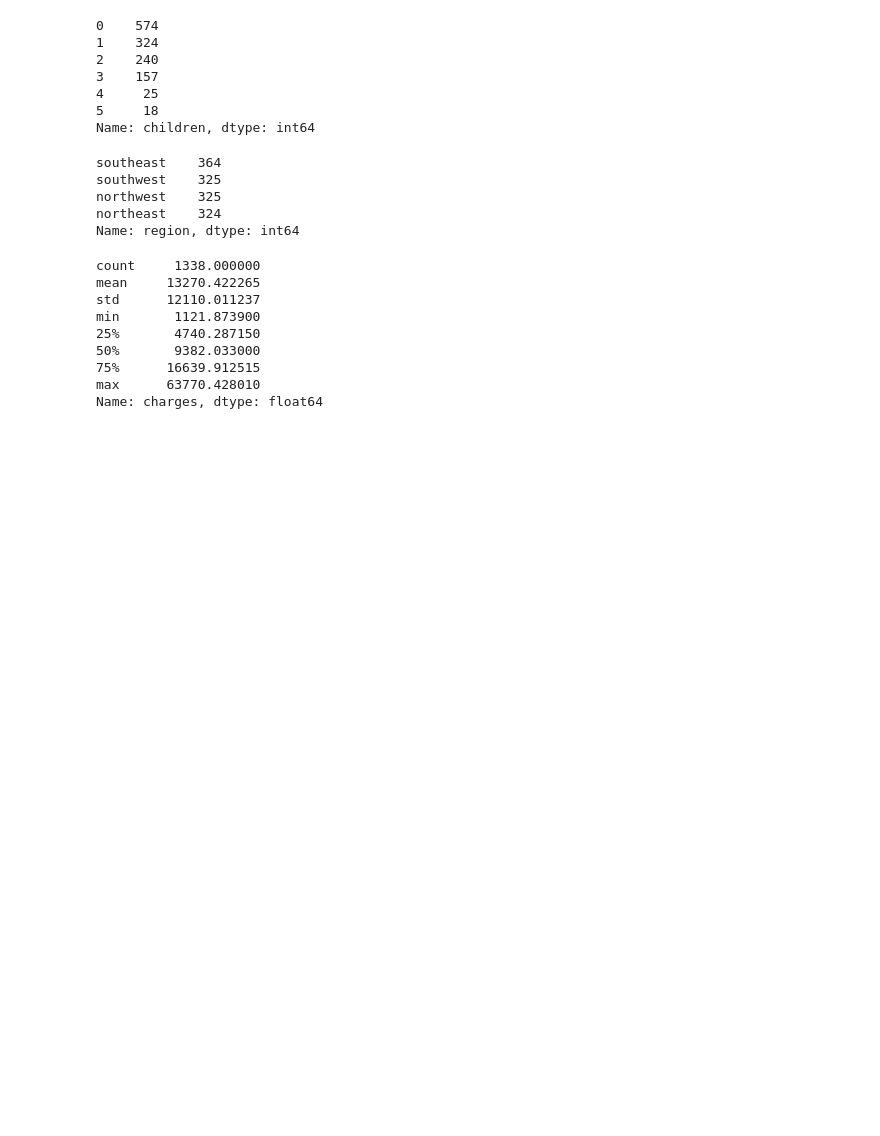
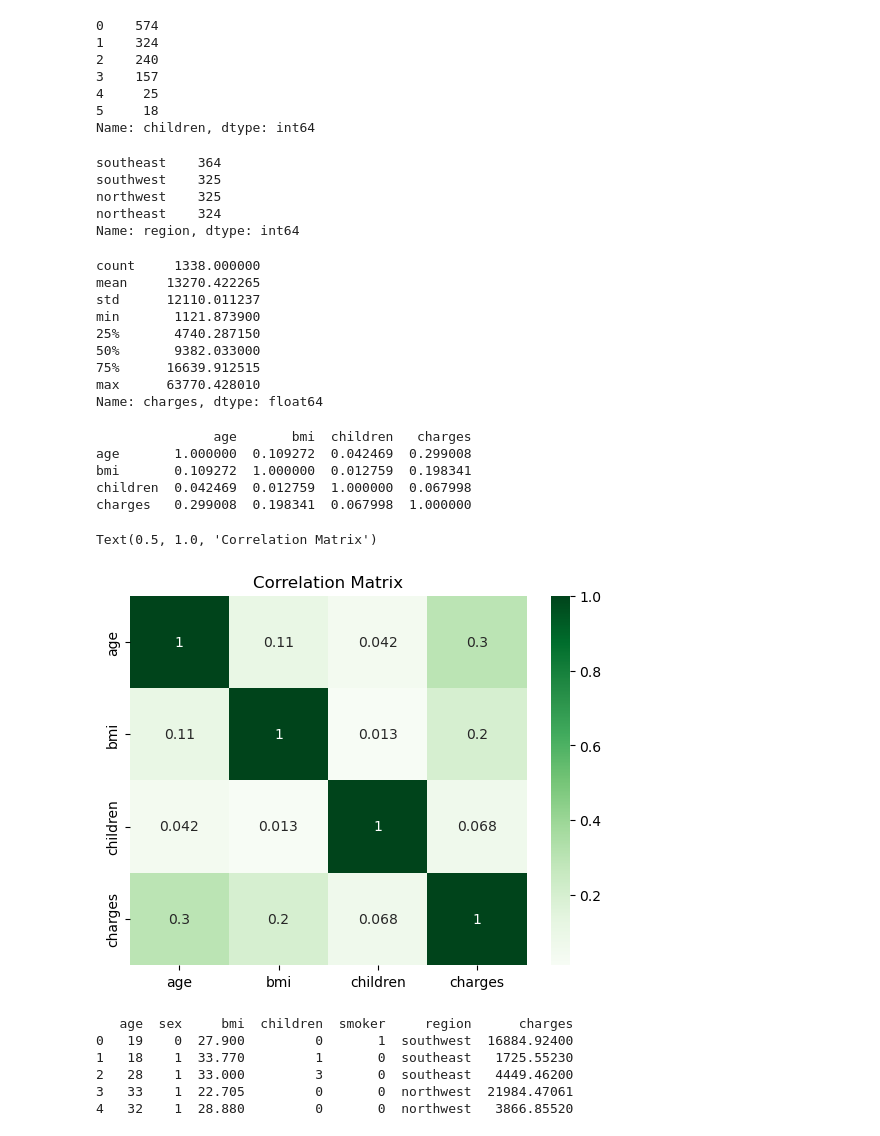
Before and after one commit to MikaMohd/Project-4-Group-7, a Jupyter notebook: marthascode.ipynb, the cells around one changed output. Cells and saved outputs as stored; diff of their text form; code cells hidden in the pictures; blank space fills up the shorter version.

```diff
--- a/marthascode.ipynb
+++ b/marthascode.ipynb
@@ -163,3 +173,34 @@ Name: charges, dtype: float64
 charges = px.histogram(h_data, x='charges', color_discrete_sequence=['gray'], title = 'Distribution of Charges (in Dollars)')
 charges.update_layout(bargap=0.1)
 charges.show()
+# %%
+#Look at the correlations between the features of the dataset
+print(h_data.corr())
+# %% [output]
+               age       bmi  children   charges
+age       1.000000  0.109272  0.042469  0.299008
+bmi       0.109272  1.000000  0.012759  0.198341
+children  0.042469  0.012759  1.000000  0.067998
+charges   0.299008  0.198341  0.067998  1.000000
+# %%
+#Visualize correlations with Heatmap
+sns.heatmap(h_data.corr(), cmap='Greens', annot=True)
+plt.title('Correlation Matrix')
+# %% [output]
+Text(0.5, 1.0, 'Correlation Matrix')
+[figure, added]
+# %%
+#Change the 'male' and 'female' to numerical data in the 'sex' column
+h_data['sex'] = h_data['sex'].map({'female': 0, 'male': 1})
+
+#Change the 'yes' and 'no' values to numerical data in the 'smoker' column
+h_data['smoker'] = h_data['smoker'].map({'no': 0, 'yes': 1})
+
+print(h_data.head())
+# %% [output]
+   age  sex     bmi  children  smoker     region      charges
+0   19    0  27.900         0       1  southwest  16884.92400
+1   18    1  33.770         1       0  southeast   1725.55230
+2   28    1  33.000         3       0  southeast   4449.46200
+3   33    1  22.705         0       0  northwest  21984.47061
+4   32    1  28.880         0       0  northwest   3866.85520
```
Also changed, not shown: parts of 11 cells of this notebook.
